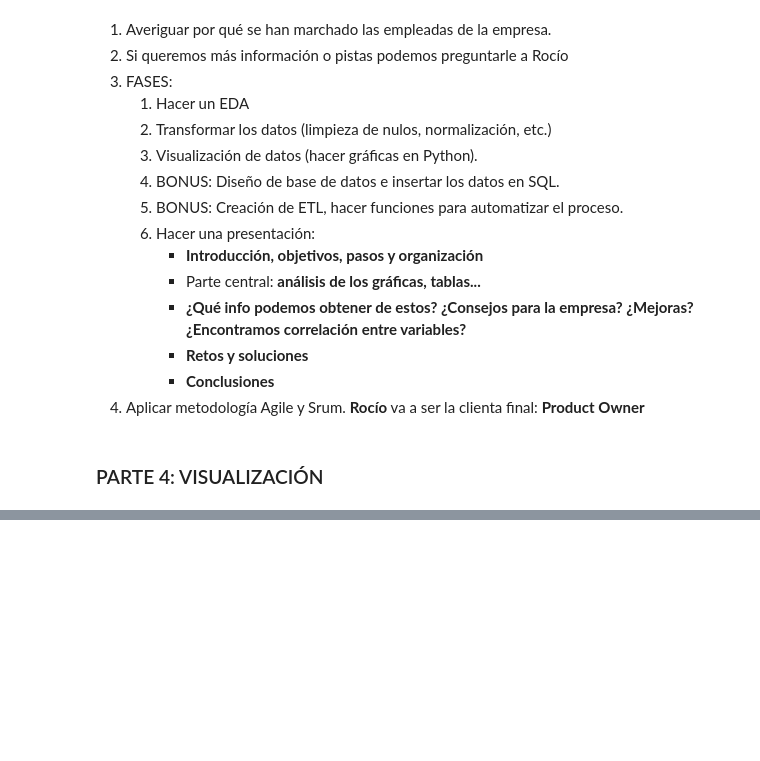
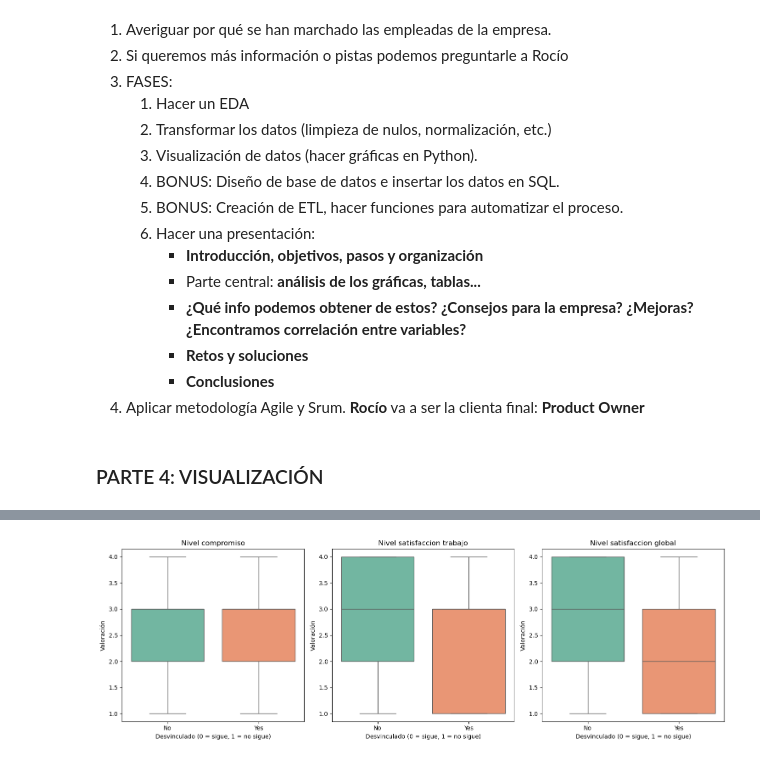
Before and after one commit to SilviaFarled/Modulo-3-Proyecto-Grupo4-Datahoot, a Jupyter notebook: PARTE-4_project-da-promo-52-modulo-3-team-4-VISUALIZACION.ipynb, the cells around one changed output, grey strips where cells are left out. Drawn from its saved outputs; the diff is of its cells as text; code cells hidden in the pictures; blank space fills up the shorter version.

```diff
--- a/PARTE-4_project-da-promo-52-modulo-3-team-4-VISUALIZACION.ipynb
+++ b/PARTE-4_project-da-promo-52-modulo-3-team-4-VISUALIZACION.ipynb
@@ -43,0 +78,13 @@ df.sample(5)
+# %%
+cols_valoracion = ['nivel_compromiso', 'nivel_satisfaccion_trabajo', 'nivel_satisfaccion_global']
+plt.figure(figsize=(15, 5))
+for i, col in enumerate(cols_valoracion):
+    plt.subplot(1, 3, i + 1)
+    sns.boxplot(x='desvinculado', y=col, hue='desvinculado', data=df, palette='Set2', legend=False)
+    plt.title(f'{col.replace("_", " ").capitalize()}')
+    plt.xlabel('Desvinculado (0 = sigue, 1 = no sigue)')
+    plt.ylabel('Valoración')
+plt.tight_layout()
+plt.show()
+# %% [output]
+[figure, added]
```
Also changed, not shown: parts of 10 cells of this notebook.
